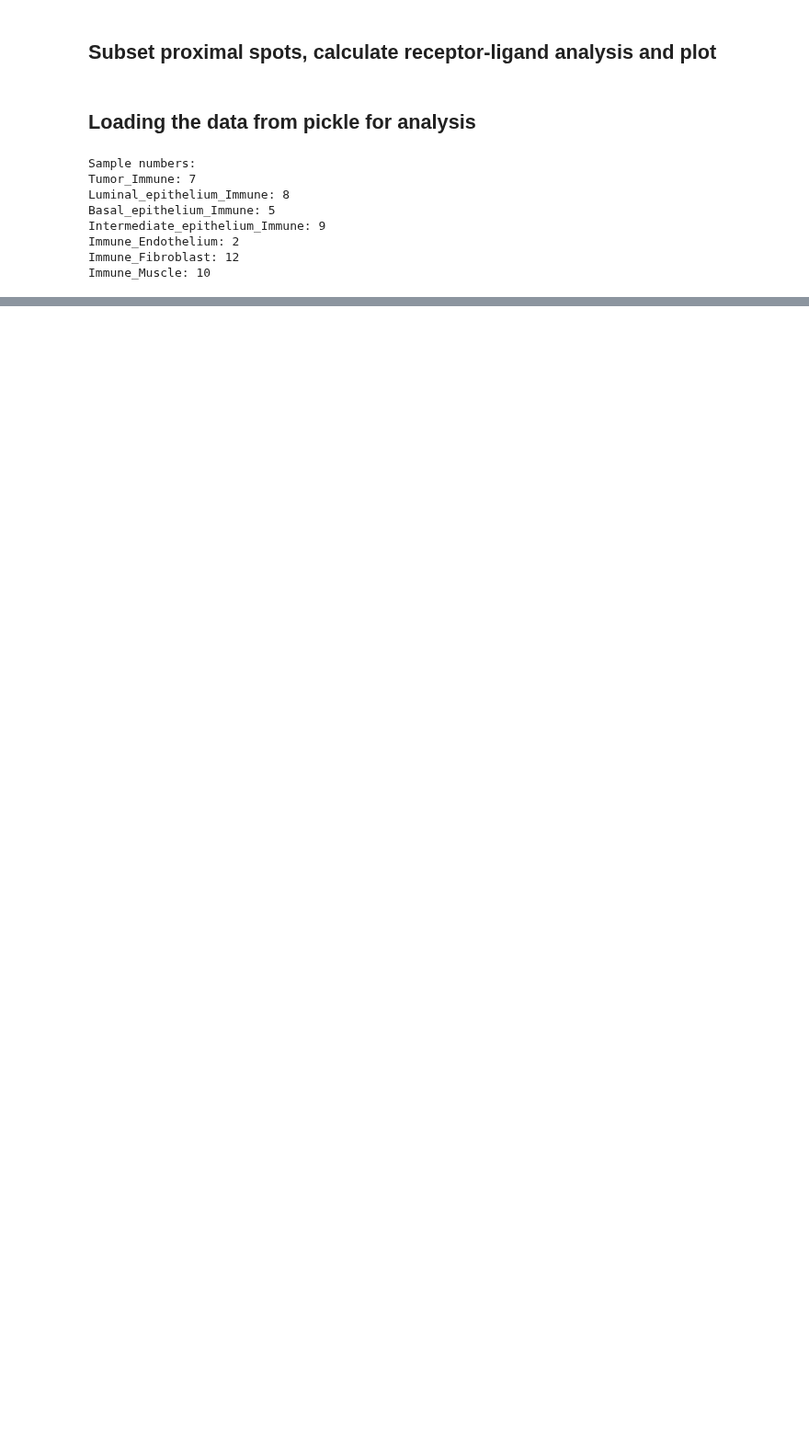
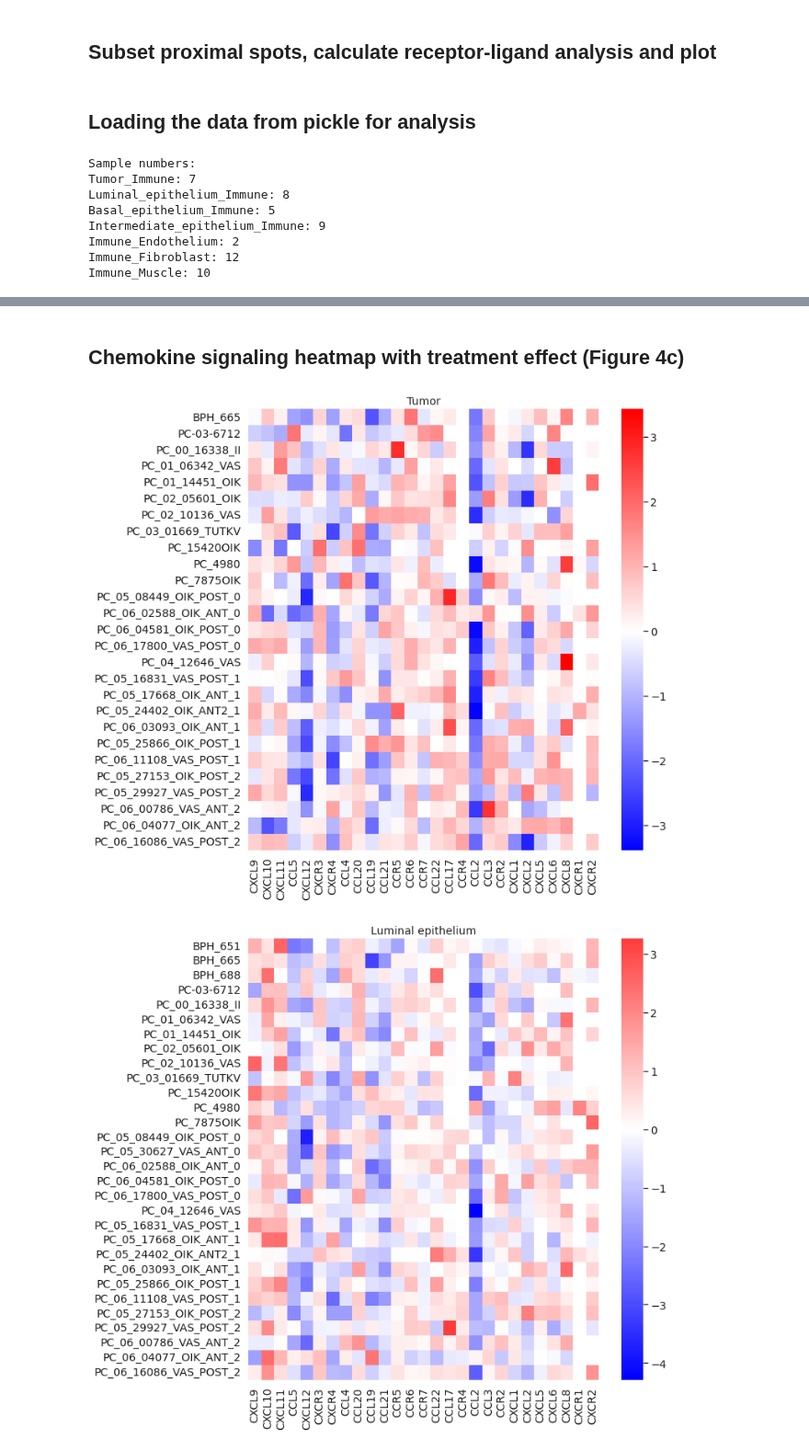
Before and after one commit to akiviaho/spatial, a Jupyter notebook: notebooks/spatial-mapping-based-clusters-receptor-ligand-analyses.ipynb, the cells around one changed output, grey strips where cells are left out. Shown at 92% size. Saved outputs shown, nothing was run; the diff lists cells and outputs as text; code cells hidden in the pictures; blank space fills up the shorter version.

```diff
--- a/notebooks/spatial-mapping-based-clusters-receptor-ligand-analyses.ipynb
+++ b/notebooks/spatial-mapping-based-clusters-receptor-ligand-analyses.ipynb
@@ -322,7 +439,7 @@ sc.set_figure_params(figsize=(3,3),dpi_save=1200)
 #for sample in ['PC_06_04581_OIK_POST_0']:
 
 sample = 'PC_06_04581_OIK_POST_0'
-regions_to_plot = [t for t in list(combinations(regions,2)) if 'Tumor' in t]
+regions_to_plot = [t for t in list(combinations(regions,2)) if 'Intermediate epithelium' in t]
 
 
 for tup in regions_to_plot:
@@ -947,0 +1170,12 @@ dat
+# %%
+# This takes the number of unique signaling pairs active in the data
+"""
+sum_res_direct = format_ligrec_activity_results(summarize_ligrec_results(ligrec_results_direct))
+sum_res_reverse = format_ligrec_activity_results(summarize_ligrec_results(ligrec_results_reverse))
+final_res_direct = sum_res_direct[['interface','n_interfaces','active_in']].groupby('interface').first()
+final_res_reverse = sum_res_reverse[['interface','n_interfaces','active_in']].groupby('interface').first()
+ """
+
+# This takes the total number of active pairs
+final_res_direct = summarize_ligrec_results(ligrec_results_direct)[['interface','active_in','n_interfaces']].groupby('interface').agg({'active_in':'sum','n_interfaces':'first'})
+final_res_reverse = summarize_ligrec_results(ligrec_results_reverse)[['interface','active_in','n_interfaces']].groupby('interface').agg({'active_in':'sum','n_interfaces':'first'})
@@ -947,0 +1205,5 @@ dat
+# %%
+sns.set_theme(style='white')
+drop_endothelium = True
+pal = sns.diverging_palette(250, 10, s=100, l=50, center='dark',n=5)
+#pal = sns.color_palette("RdBu_r", 5)
@@ -947,0 +1240,7 @@ dat
+# %% [markdown]
+## Chemokine signaling heatmap with treatment effect (Figure 4c)
+# %%
+chemokine_markers = pd.read_csv('./chemokine_signaling_genes.csv',sep=';')
+
+unt_samples = get_sample_ids_reorder(['BPH','untreated'])
+trt_samples = get_sample_ids_reorder(['bicalutamide','goserelin'])
@@ -947,0 +1276,23 @@ dat
+# %%
+chemokine_markers_list = chemokine_markers['gene'].unique().tolist()
+
+for reg in regions:
+
+    untreated = fetch_mean_expression(reg, chemokine_markers_list, unt_samples)
+    treated = fetch_mean_expression(reg, chemokine_markers_list, trt_samples)
+
+    plot_df = pd.concat([untreated,treated],axis=1)
+    plot_df = plot_df.apply(lambda x: zscore(x, nan_policy='omit')).T
+
+    # Set figure size
+    fig, ax = plt.subplots(figsize=(10, 10))
+
+    # Plot the heatmap
+    sns.heatmap(plot_df, center=0, cmap='bwr',ax=ax)
+
+    ax.set_title(reg)
+    # Display the plot
+    plt.show()
+# %% [output]
+[figure, added]
+[figure, added]
```
Also changed, not shown: parts of 60 cells of this notebook, 1 other file.
